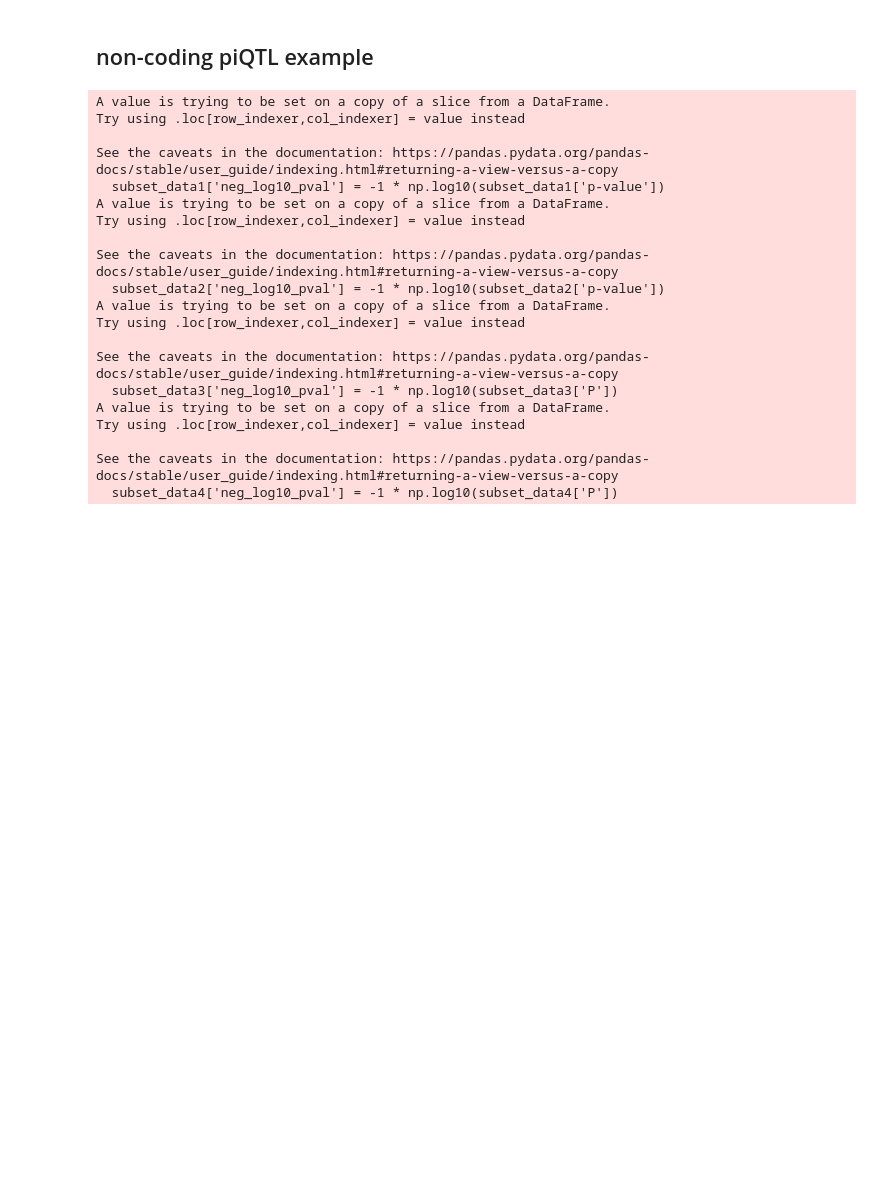
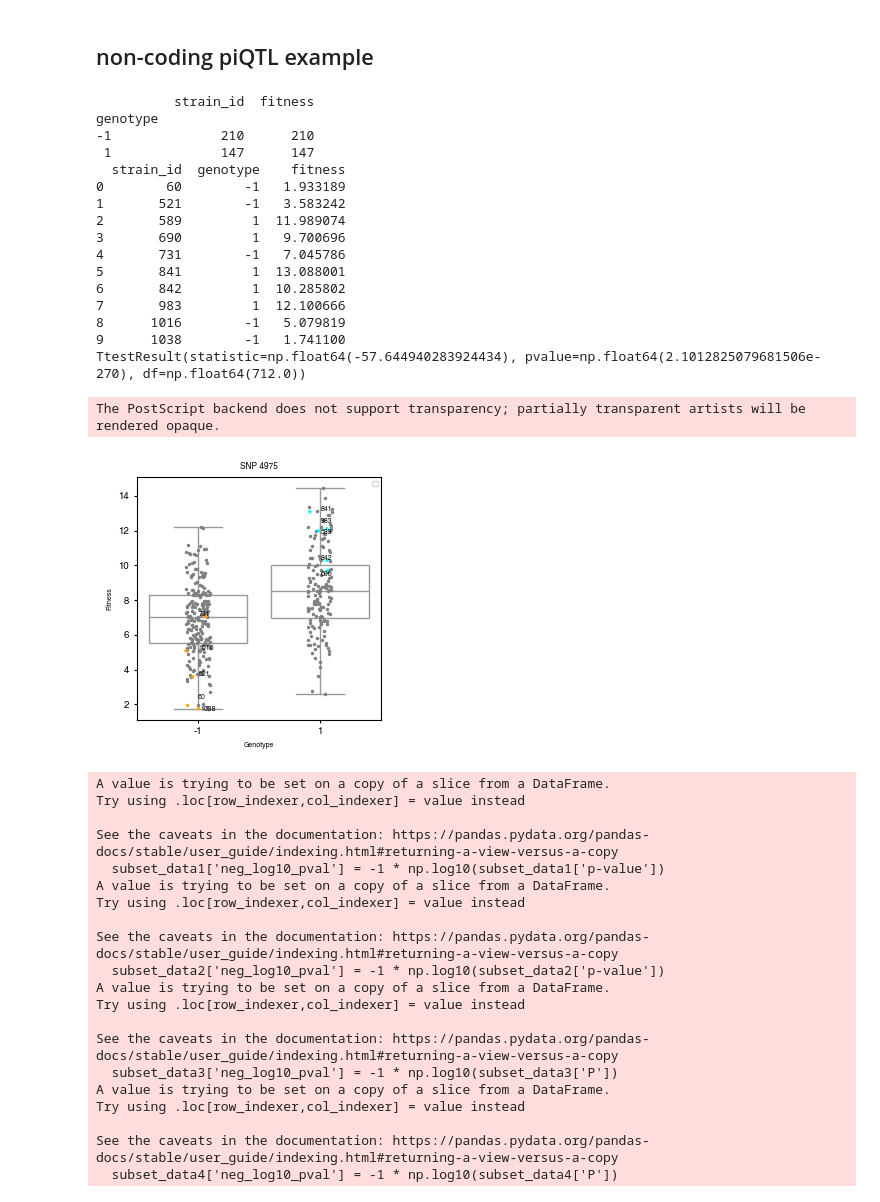
Before and after one commit to ladyson1806/piQTL-SerohijosLab, a Jupyter notebook: scripts/02_downstream_analyses/piQTL_plots/make_zoom_locus_plots.ipynb, the cells around one changed output. Drawn from its saved outputs; the diff is of its cells as text; code cells hidden in the pictures; blank space fills up the shorter version.

```diff
--- a/scripts/02_downstream_analyses/piQTL_plots/make_zoom_locus_plots.ipynb
+++ b/scripts/02_downstream_analyses/piQTL_plots/make_zoom_locus_plots.ipynb
@@ -671,3 +671,8 @@ f.savefig(f'../../../figures/figure_2/Metformin-piQTL_example_{PPI}_{lead_SNP_1}
 ____
 # %% [markdown]
 ## non-coding piQTL example
+# %%
+phenotype = pd.read_csv('../../../results/03_ppi_estimation/logratio/all_PPI_logratio_fitness_before_downsampling_minus_ref_for_rMVP.csv')
+cols = list(genotype_matrix.columns)
+cols.remove('snp_id')
+phenotype = phenotype.set_index('TAXA').T[cols].reset_index().rename(columns={'index':'condition'})
@@ -674,3 +747,24 @@ ____
+# %%
+create_striplot_input(4975, 'ERG11_MID2_MTX_Fluconazole', 'SUT153')
+# %% [output]
+          strain_id  fitness
+genotype
+-1              210      210
+ 1              147      147
+  strain_id  genotype    fitness
+0        60        -1   1.933189
+1       521        -1   3.583242
+2       589         1  11.989074
+3       690         1   9.700696
+4       731        -1   7.045786
+5       841         1  13.088001
+6       842         1  10.285802
+7       983         1  12.100666
+8      1016        -1   5.079819
+9      1038        -1   1.741100
+TtestResult(statistic=np.float64(-57.644940283924434), pvalue=np.float64(2.1012825079681506e-270), df=np.float64(712.0))
+The PostScript backend does not support transparency; partially transparent artists will be rendered opaque.
+[figure, added]
 # %%
 import pandas as pd
 import numpy as np
```
Also changed, not shown: parts of 2 cells of this notebook, 1 other file.
